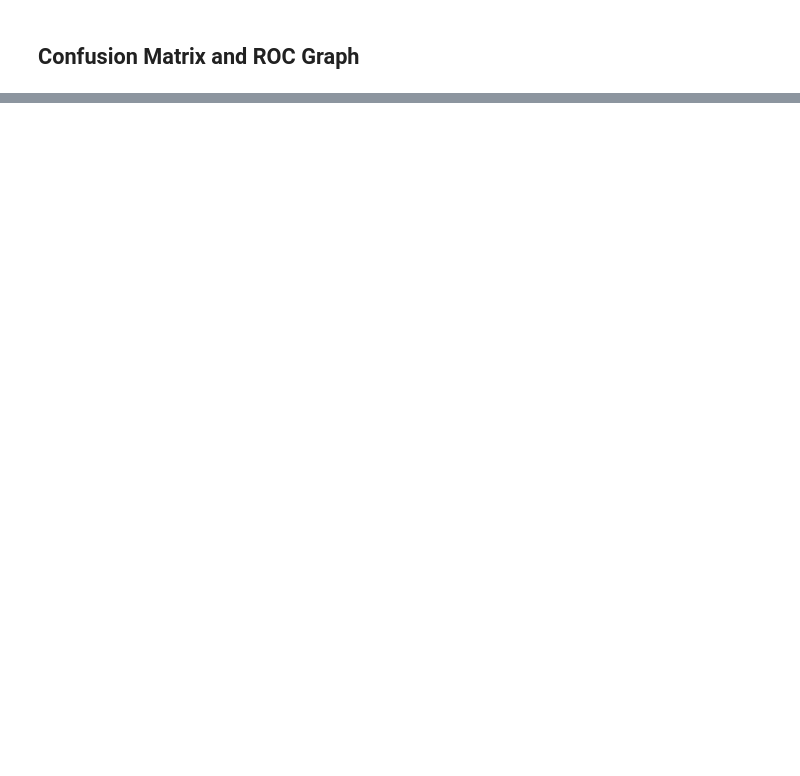
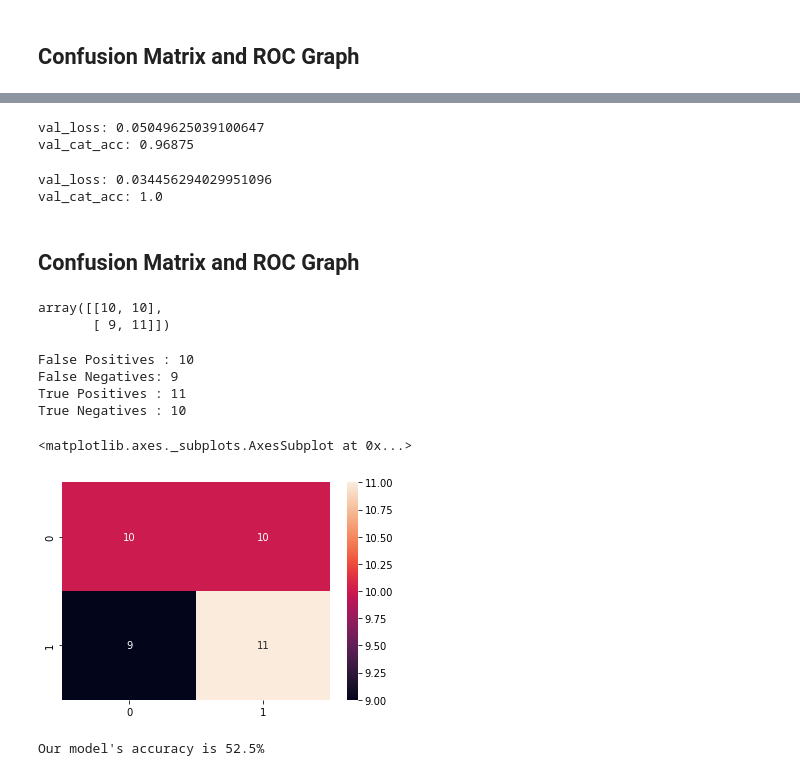
Before and after one commit to HarshMulani/F20DL_Portfolio-1, a Jupyter notebook: lab7_lab11/F20DL_Lab11.ipynb, the cells around one changed output, grey strips where cells are left out. Saved outputs shown, nothing was run; the diff lists cells and outputs as text; code cells hidden in the pictures; blank space fills up the shorter version.

Commit message:
Fixed Lab11 - added 40 epoch build model

```diff
--- a/lab7_lab11/F20DL_Lab11.ipynb
+++ b/lab7_lab11/F20DL_Lab11.ipynb
@@ -526,0 +555,17 @@ roc_auc_score(test_set.classes, y_pred)
+# %%
+filepath = "vgg16_model_3.h5"
+checkpoint = tf.keras.callbacks.ModelCheckpoint(filepath, monitor='val_categorical_accuracy', verbose=1,
+                             save_best_only=True, mode='max')
+
+reduce_lr = tf.keras.callbacks.ReduceLROnPlateau(monitor='val_categorical_accuracy', factor=0.5, patience=2,
+                                   verbose=1, mode='max', min_lr=0.00001)
+
+
+callbacks_list = [checkpoint, reduce_lr]
+
+history = vgg_model.fit_generator(train_set, steps_per_epoch=len(train_set),
+                              #class_weight=class_weights,
+                    validation_data=test_set,
+                    validation_steps=len(test_set),
+                    epochs=40, verbose=40,
+                   callbacks=callbacks_list)
@@ -526,0 +590,5 @@ roc_auc_score(test_set.classes, y_pred)
+# %%
+y_pred = vgg_model.predict_generator(test_set)
+# %%
+y_pred = np.argmax(y_pred, axis=1)
+y_pred
@@ -526,0 +602,55 @@ roc_auc_score(test_set.classes, y_pred)
+# %%
+batch_size = 32
+val_steps = np.ceil(len(test_set) / batch_size)
+
+val_loss, val_cat_acc = \
+vgg_model.evaluate_generator(test_set,
+                        steps=val_steps)
+
+print('val_loss:', val_loss)
+print('val_cat_acc:', val_cat_acc)
+# %% [output]
+val_loss: 0.05049625039100647
+val_cat_acc: 0.96875
+# %%
+vgg_model.load_weights('vgg16_model_3.h5')
+
+val_loss, val_cat_acc = \
+vgg_model.evaluate_generator(test_set,
+                        steps=val_steps)
+
+print('val_loss:', val_loss)
+print('val_cat_acc:', val_cat_acc)
+# %% [output]
+val_loss: 0.034456294029951096
+val_cat_acc: 1.0
+# %% [markdown]
+## Confusion Matrix and ROC Graph
+# %%
+from sklearn.metrics import confusion_matrix, classification_report
+
+cm = confusion_matrix(test_set.classes,y_pred)
+cm
+# %% [output]
+array([[10, 10],
+       [ 9, 11]])
+# %%
+tn, fp, fn, tp = cm.ravel()
+print('False Positives : {}'.format(fp))
+print('False Negatives: {}'. format(fn))
+print('True Positives : {}'.format(tp))
+print('True Negatives : {}'.format(tn))
+# %% [output]
+False Positives : 10
+False Negatives: 9
+True Positives : 11
+True Negatives : 10
+# %%
+sns.heatmap(cm, annot=True)
+# %% [output]
+<matplotlib.axes._subplots.AxesSubplot at 0x...>
+[figure, added]
+# %%
+print("Our model's accuracy is {}%".format(((cm[0][0] + cm[1][1])/40)*100))
+# %% [output]
+Our model's accuracy is 52.5%
```
Also changed, not shown: parts of 26 cells of this notebook.
